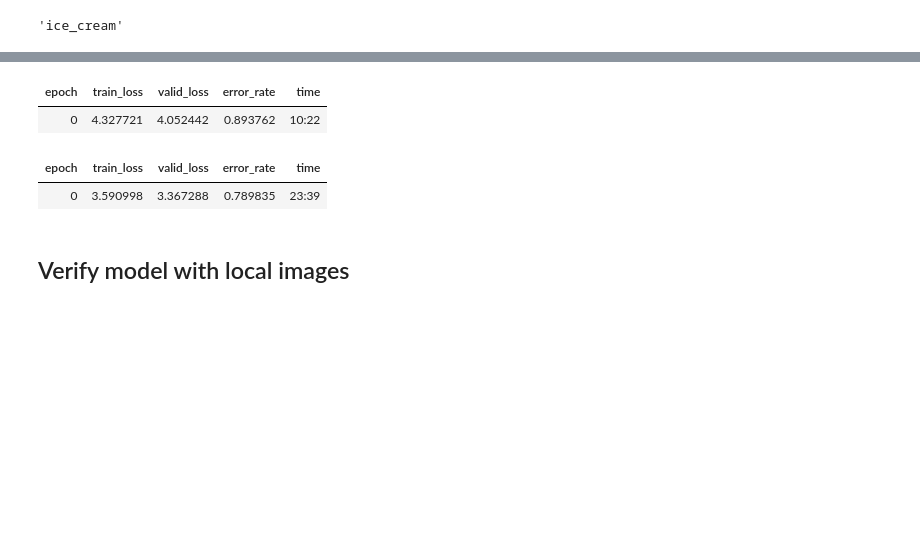
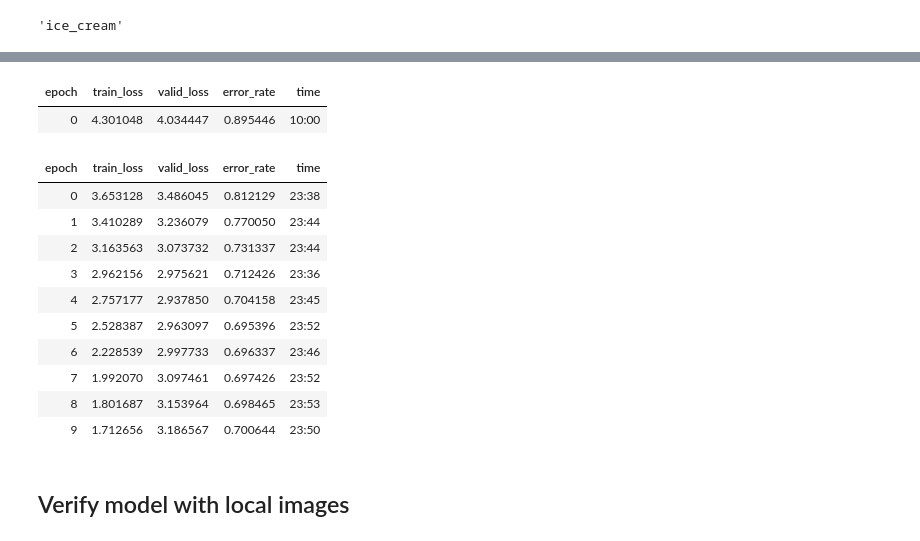
Before and after one commit to davidkalmn/image_classification_food_MI, a Jupyter notebook: food_model.ipynb, the cells around one changed output, grey strips where cells are left out. Cells and saved outputs as stored; diff of their text form; code cells hidden in the pictures; blank space fills up the shorter version.

Commit message:
model exportálása és fine tuning

```diff
--- a/food_model.ipynb
+++ b/food_model.ipynb
@@ -53,7 +51,7 @@ GetLabel("ice_cream-734186.jpg")
 'ice_cream'
 # %%
 dls = ImageDataLoaders.from_name_func(
-    foodPath, get_image_files(foodPath), valid_pct=0.6, seed=420,
+    foodPath, get_image_files(foodPath), valid_pct=0.2, seed=420,
     label_func=GetLabel, item_tfms=Resize(32))
 
 dls.train.show_batch()
@@ -62,11 +60,20 @@ dls.train.show_batch()
 # %%
 learn = cnn_learner(dls, resnet34, metrics=error_rate, pretrained=True)
-learn.fine_tune(epochs=1)
+learn.fine_tune(epochs=10)
 # %% [output]
 | epoch | train_loss | valid_loss | error_rate | time |
-| 0 | 4.327721 | 4.052442 | 0.893762 | 10:22 |
+| 0 | 4.301048 | 4.034447 | 0.895446 | 10:00 |
 | epoch | train_loss | valid_loss | error_rate | time |
-| 0 | 3.590998 | 3.367288 | 0.789835 | 23:39 |
+| 0 | 3.653128 | 3.486045 | 0.812129 | 23:38 |
+| 1 | 3.410289 | 3.236079 | 0.770050 | 23:44 |
+| 2 | 3.163563 | 3.073732 | 0.731337 | 23:44 |
+| 3 | 2.962156 | 2.975621 | 0.712426 | 23:36 |
+| 4 | 2.757177 | 2.937850 | 0.704158 | 23:45 |
+| 5 | 2.528387 | 2.963097 | 0.695396 | 23:52 |
+| 6 | 2.228539 | 2.997733 | 0.696337 | 23:46 |
+| 7 | 1.992070 | 3.097461 | 0.697426 | 23:52 |
+| 8 | 1.801687 | 3.153964 | 0.698465 | 23:53 |
+| 9 | 1.712656 | 3.186567 | 0.700644 | 23:50 |
 # %% [markdown]
 ## Verify model with local images ##
 # %%
```
Also changed, not shown: parts of 9 cells of this notebook, 1 other file.
